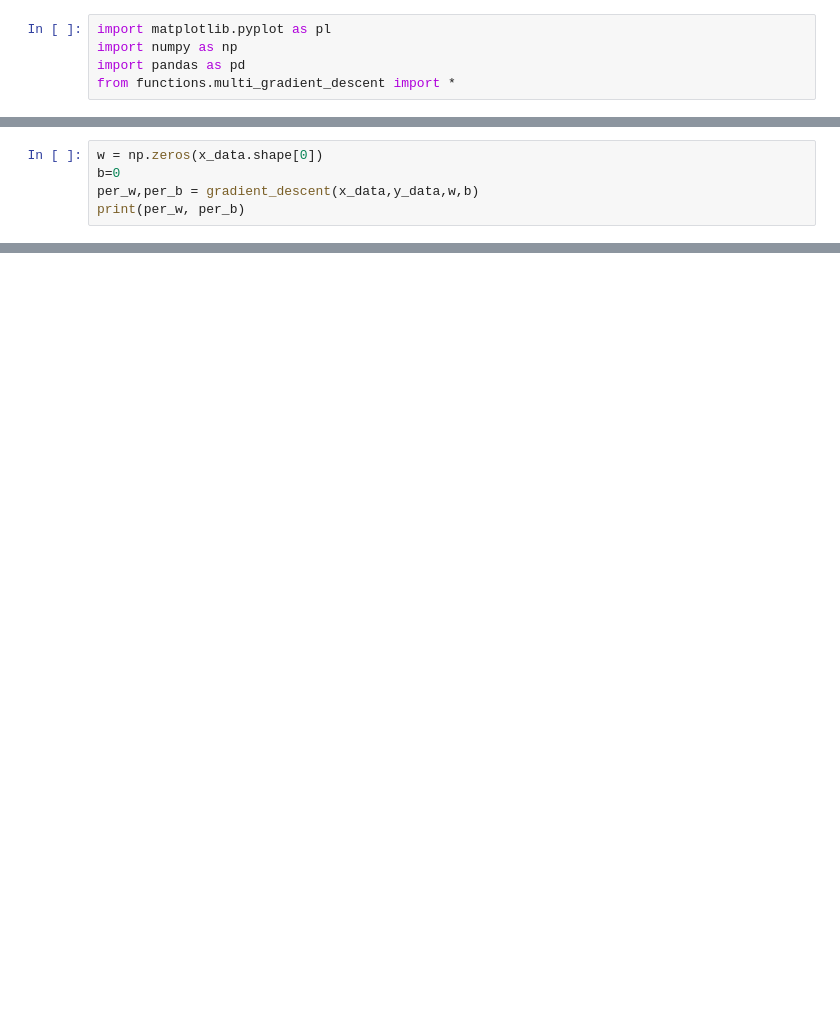
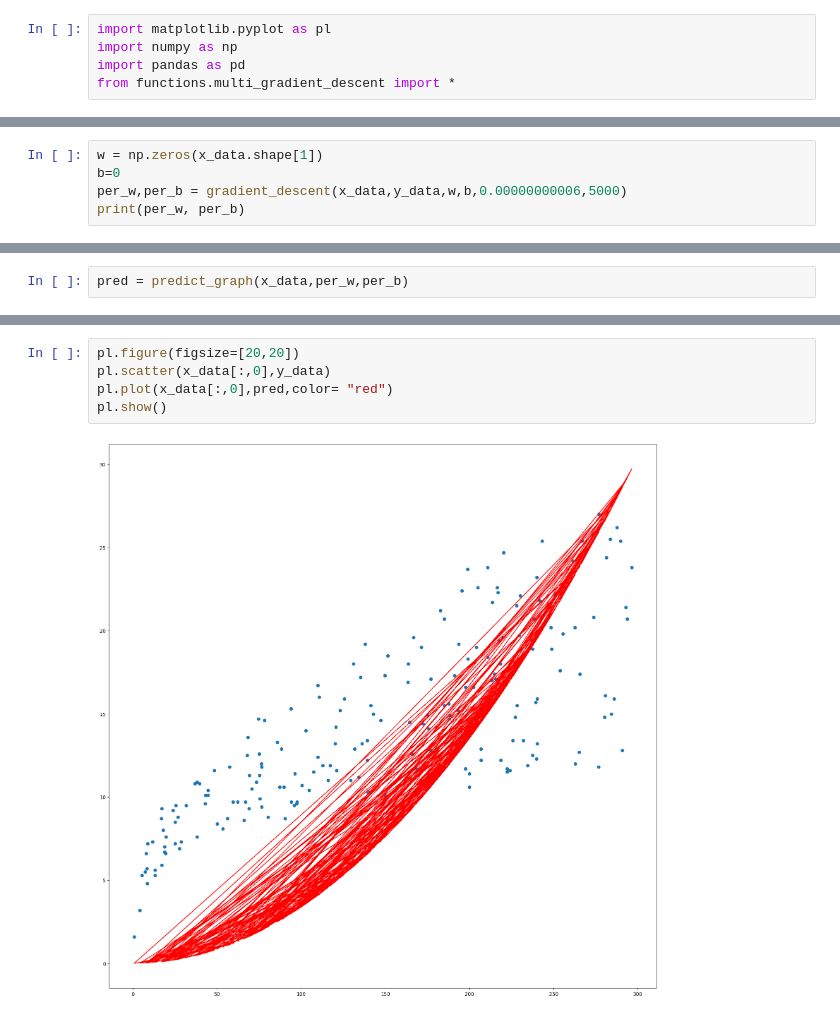
Before and after one commit to rachancheet/ml, a Jupyter notebook: gradient_polynomial.ipynb, the cells around one changed output, grey strips where cells are left out. Saved outputs shown, nothing was run; the diff lists cells and outputs as text; blank space fills up the shorter version.

```diff
--- a/gradient_polynomial.ipynb
+++ b/gradient_polynomial.ipynb
@@ -13,6 +20,6 @@ y_data = data['sales']
 # %%
-w = np.zeros(x_data.shape[0])
+w = np.zeros(x_data.shape[1])
 b=0
-per_w,per_b = gradient_descent(x_data,y_data,w,b)
+per_w,per_b = gradient_descent(x_data,y_data,w,b,0.00000000006,5000)
 print(per_w, per_b)
 # %% [output]
@@ -19,0 +43,2 @@ ValueError: shapes (2,) and (5,) not aligned: 2 (dim 0) != 5 (dim 0)
+# %%
+pred = predict_graph(x_data,per_w,per_b)
@@ -19,0 +65,7 @@ ValueError: shapes (2,) and (5,) not aligned: 2 (dim 0) != 5 (dim 0)
+# %%
+pl.figure(figsize=[20,20])
+pl.scatter(x_data[:,0],y_data)
+pl.plot(x_data[:,0],pred,color= "red")
+pl.show()
+# %% [output]
+[figure, added]
```
Also changed, not shown: parts of 3 cells of this notebook, 2 other files.
